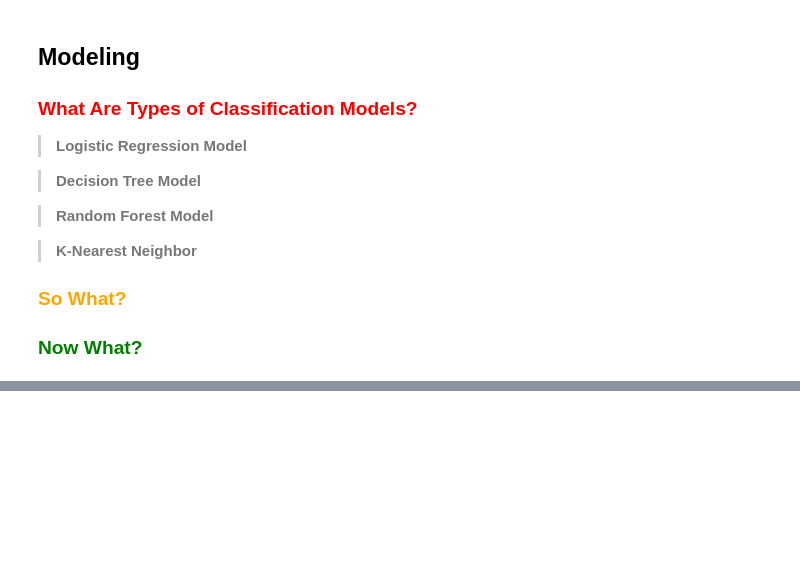
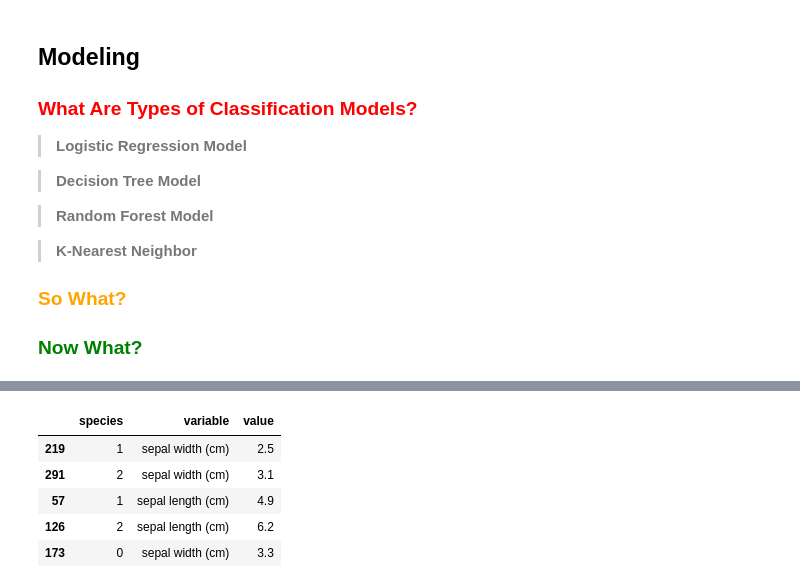
Before and after one commit to faithkane3/ds-methodologies-exercises, a Jupyter notebook: classification/classification_review.ipynb, the cells around one changed output, grey strips where cells are left out. Drawn from its saved outputs; the diff is of its cells as text; code cells hidden in the pictures; blank space fills up the shorter version.

```diff
--- a/classification/classification_review.ipynb
+++ b/classification/classification_review.ipynb
@@ -686,0 +752,11 @@ If this score is low, you predicted a lot of positives where there were none.
+# %%
+# If you want to preserve the species column and collapse only specific columns
+
+iris_df.melt(id_vars='species', value_vars=['sepal length (cm)', 'sepal width (cm)']).sample(5)
+# %% [output]
+|  | species | variable | value |
+| 219 | 1 | sepal width (cm) | 2.5 |
+| 291 | 2 | sepal width (cm) | 3.1 |
+| 57 | 1 | sepal length (cm) | 4.9 |
+| 126 | 2 | sepal length (cm) | 6.2 |
+| 173 | 0 | sepal width (cm) | 3.3 |
```
Also changed, not shown: parts of 21 cells of this notebook, 2 other files.
